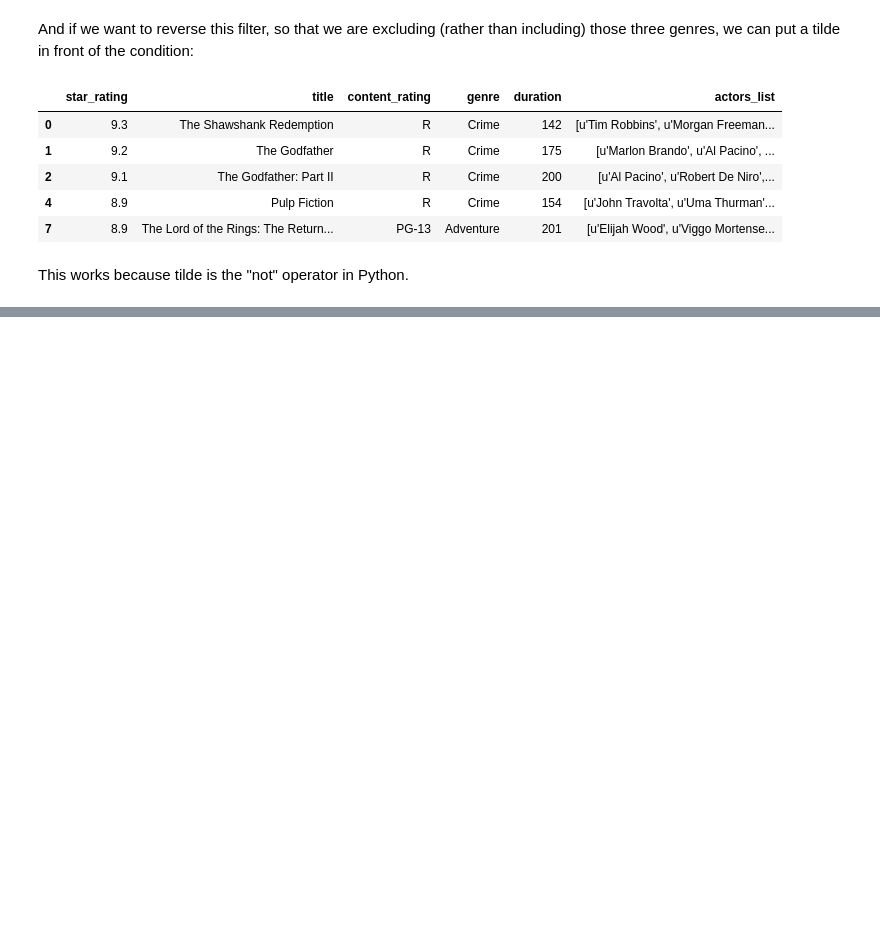
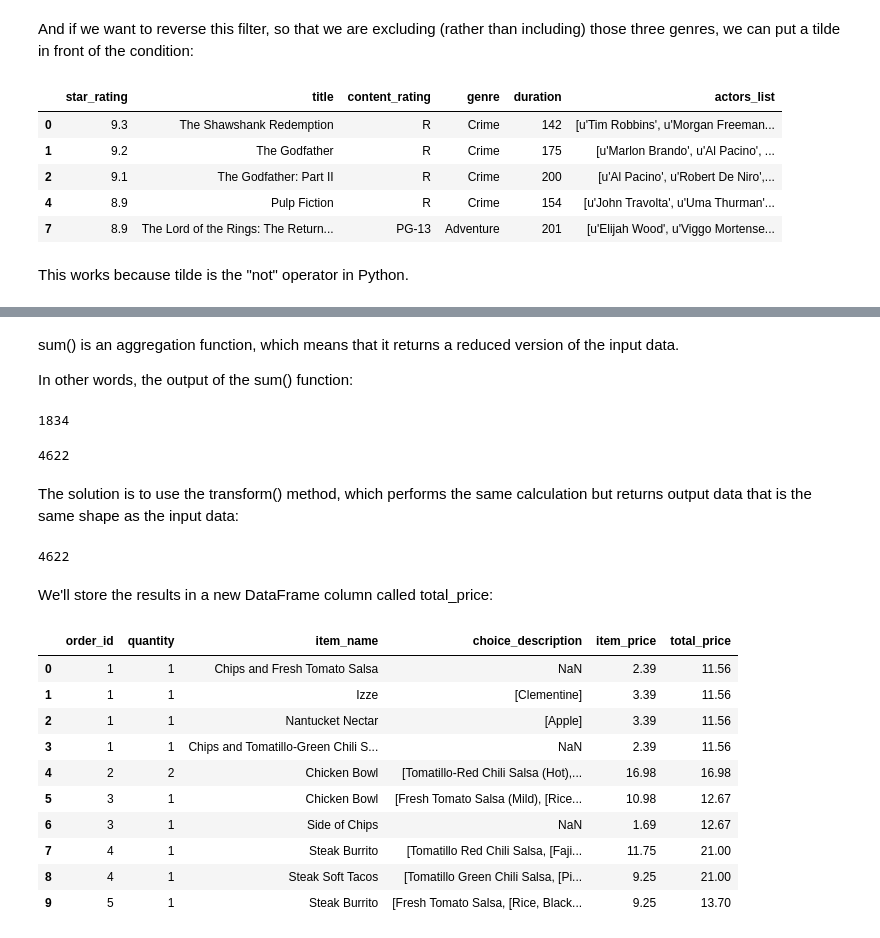
Before and after one commit to sumitpriye/Pandas, a Jupyter notebook: Pandas_Tricks/Pandas_Tricks.ipynb, the cells around one changed output, grey strips where cells are left out. Drawn from its saved outputs; the diff is of its cells as text; code cells hidden in the pictures; blank space fills up the shorter version.

```diff
--- a/Pandas_Tricks/Pandas_Tricks.ipynb
+++ b/Pandas_Tricks/Pandas_Tricks.ipynb
@@ -685,0 +954,36 @@ This works because tilde is the "not" operator in Python.
+# %% [markdown]
+sum() is an aggregation function, which means that it returns a reduced version of the input data.
+
+In other words, the output of the sum() function:
+# %%
+len(orders.groupby('order_id').item_price.sum())
+# %% [output]
+1834
+# %%
+len(orders)
+# %% [output]
+4622
+# %% [markdown]
+The solution is to use the transform() method, which performs the same calculation but returns output data that is the same shape as the input data:
+# %%
+total_price = orders.groupby('order_id').item_price.transform('sum')
+len(total_price)
+# %% [output]
+4622
+# %% [markdown]
+We'll store the results in a new DataFrame column called total_price:
+# %%
+orders['total_price'] = total_price
+orders.head(10)
+# %% [output]
+|  | order_id | quantity | item_name | choice_description | item_price | total_price |
+| 0 | 1 | 1 | Chips and Fresh Tomato Salsa | NaN | 2.39 | 11.56 |
+| 1 | 1 | 1 | Izze | [Clementine] | 3.39 | 11.56 |
+| 2 | 1 | 1 | Nantucket Nectar | [Apple] | 3.39 | 11.56 |
+| 3 | 1 | 1 | Chips and Tomatillo-Green Chili S... | NaN | 2.39 | 11.56 |
+| 4 | 2 | 2 | Chicken Bowl | [Tomatillo-Red Chili Salsa (Hot),... | 16.98 | 16.98 |
+| 5 | 3 | 1 | Chicken Bowl | [Fresh Tomato Salsa (Mild), [Rice... | 10.98 | 12.67 |
+| 6 | 3 | 1 | Side of Chips | NaN | 1.69 | 12.67 |
+| 7 | 4 | 1 | Steak Burrito | [Tomatillo Red Chili Salsa, [Faji... | 11.75 | 21.00 |
+| 8 | 4 | 1 | Steak Soft Tacos | [Tomatillo Green Chili Salsa, [Pi... | 9.25 | 21.00 |
+| 9 | 5 | 1 | Steak Burrito | [Fresh Tomato Salsa, [Rice, Black... | 9.25 | 13.70 |
```
Also changed, not shown: parts of 54 cells of this notebook.
